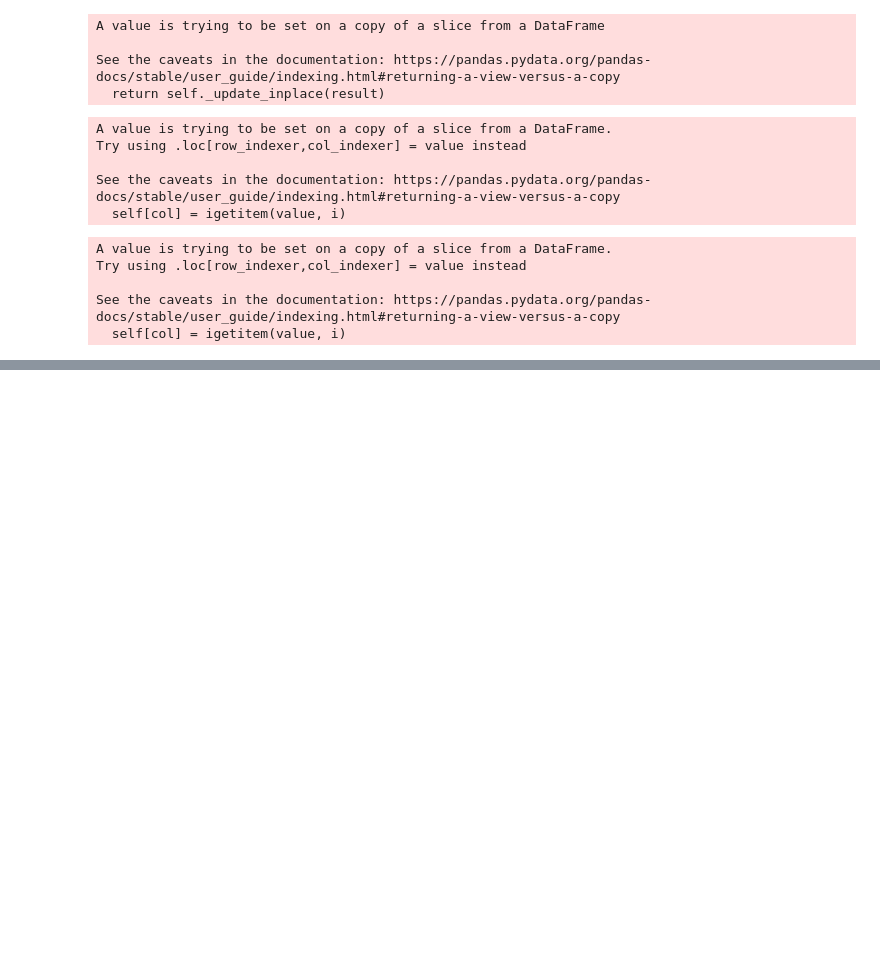
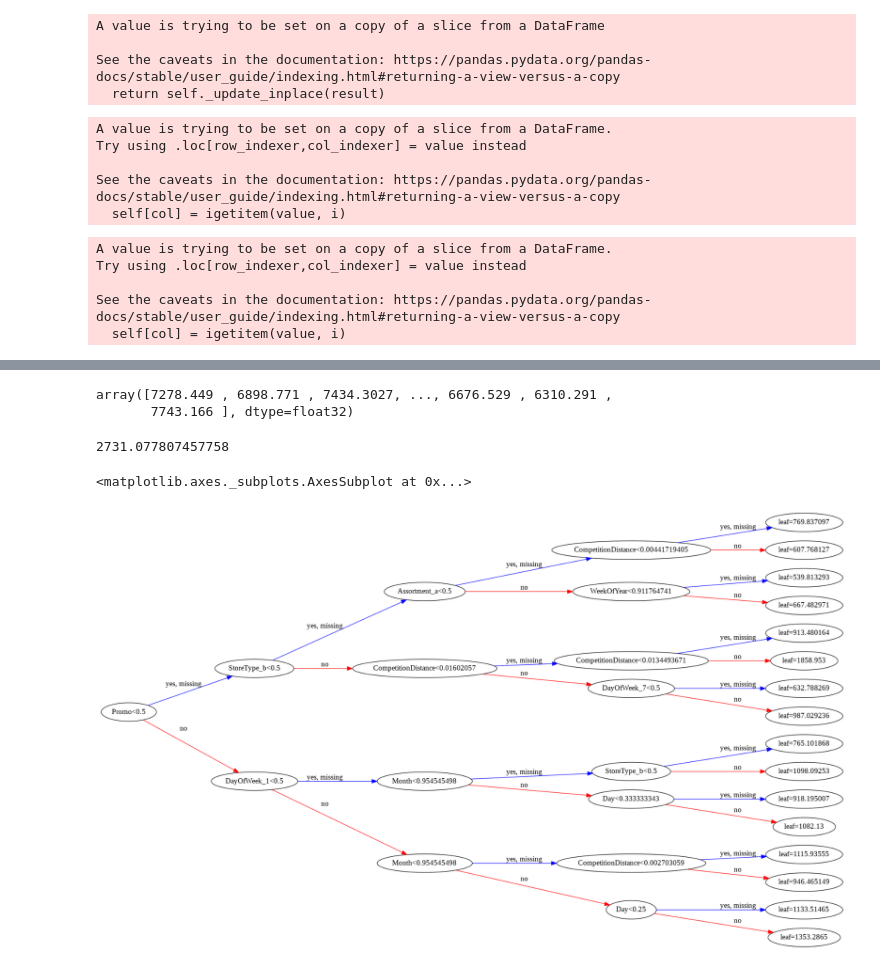
Before and after one commit to mathur-exe-zz/Jovian-o-to-GBM, a Jupyter notebook: 3 - Rossmann Store Sales (Gradient Boosting)/DA_-_Rossmann_Store_Sales.ipynb, the cells around one changed output, grey strips where cells are left out. Cells and saved outputs as stored; diff of their text form; code cells hidden in the pictures; blank space fills up the shorter version.

Commit message:
README.md & XGBoost

```diff
--- a/3 - Rossmann Store Sales (Gradient Boosting)/DA_-_Rossmann_Store_Sales.ipynb
+++ b/3 - Rossmann Store Sales (Gradient Boosting)/DA_-_Rossmann_Store_Sales.ipynb
@@ -466,0 +495,8 @@ test_inputs = pd.read_csv('test_inputs.csv')
+# %%
+train_targets.drop('Unnamed: 0', axis=1, inplace=True)
+# %%
+from xgboost import XGBRegressor
+model = XGBRegressor(random_state=42, n_jobs=-1, n_estimators=20, max_depth=4)
+# %%
+%%time
+model.fit(train_inputs, train_targets)
@@ -466,0 +508,6 @@ test_inputs = pd.read_csv('test_inputs.csv')
+# %%
+preds = model.predict(train_inputs)
+preds
+# %% [output]
+array([7278.449 , 6898.771 , 7434.3027, ..., 6676.529 , 6310.291 ,
+       7743.166 ], dtype=float32)
@@ -466,0 +519,14 @@ test_inputs = pd.read_csv('test_inputs.csv')
+# %%
+rmse(preds, train_targets)
+# %% [output]
+2731.077807457758
+# %%
+from xgboost import plot_tree
+from matplotlib.pylab import rcParams
+
+rcParams['figure.figsize'] = 30, 30
+# %%
+plot_tree(model, rankdir='LR')
+# %% [output]
+<matplotlib.axes._subplots.AxesSubplot at 0x...>
+[figure, added]
```
Also changed, not shown: parts of 23 cells of this notebook, 1 other file.
